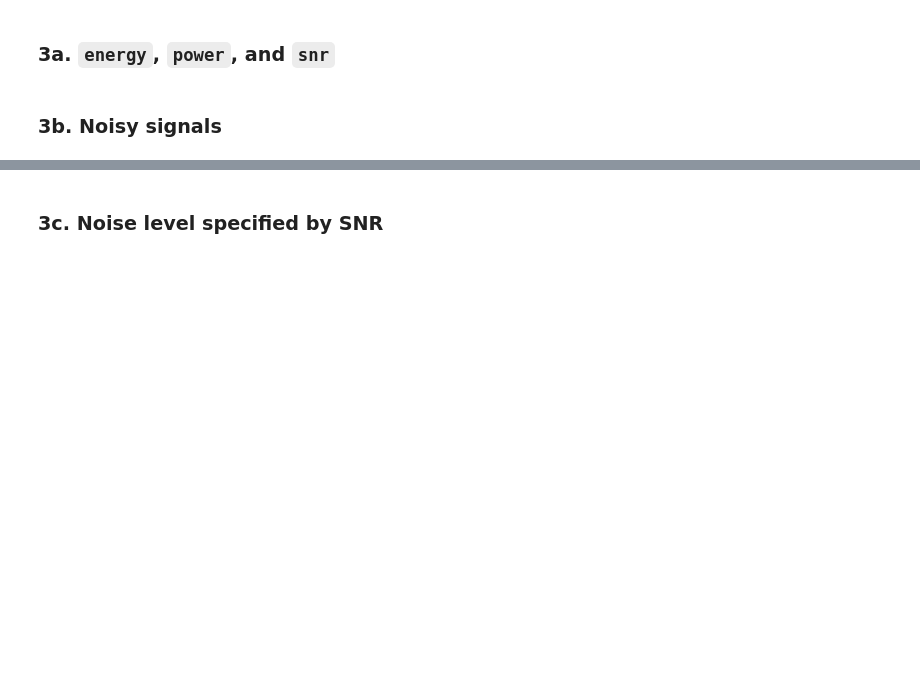
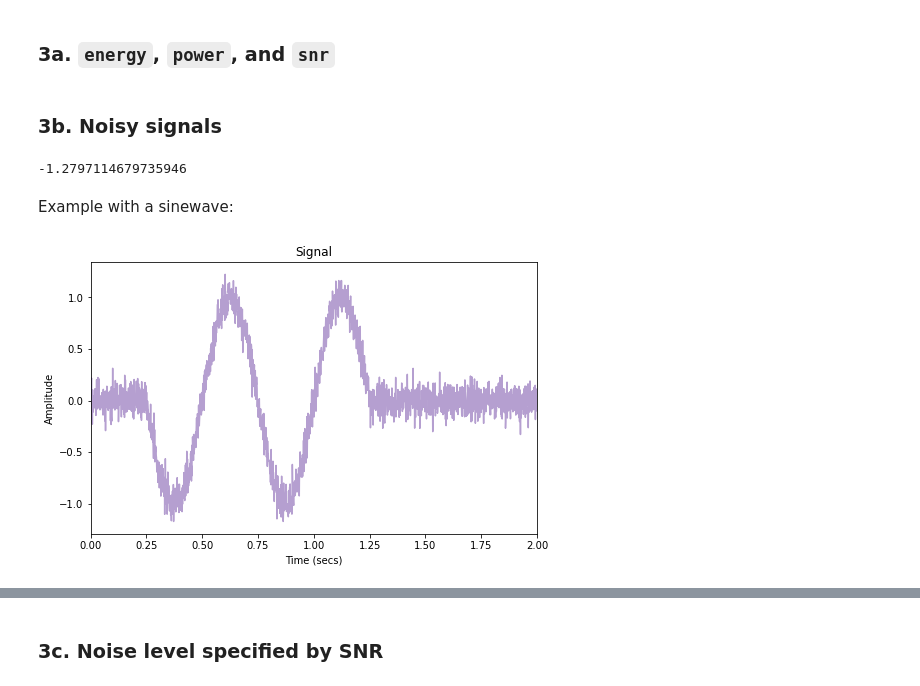
Before and after one commit to johnmays/CSDS_364_HW, a Jupyter notebook: A3/A3a/A3a_jkm100.ipynb, the cells around one changed output, grey strips where cells are left out. Drawn from its saved outputs; the diff is of its cells as text; code cells hidden in the pictures; blank space fills up the shorter version.

```diff
--- a/A3/A3a/A3a_jkm100.ipynb
+++ b/A3/A3a/A3a_jkm100.ipynb
@@ -115,0 +117,5 @@ array([ 0.00000000e+00, -2.44929360e-16, -4.89858720e-16, -7.34788079e-16])
+# %%
+t = np.linspace(0, 4, 5)
+print(t)
+signal = gensignal(t, lambda t: u(t), tau=0, T=2)
+print(signal)
@@ -120,2 +138,38 @@ array([ 0.00000000e+00, -2.44929360e-16, -4.89858720e-16, -7.34788079e-16])
 # %% [markdown]
 ### 3b. Noisy signals
+# %%
+# for single time values t
+
+def noisysignal(t, g, tau=0.025, T=0.1, sigma=1):
+    noise_val = np.random.normal(loc=0, scale=sigma)
+    if t < tau or t >= tau + T:
+        return noise_val
+    else:
+        return noise_val + g(t)
+# %%
+print(noisysignal(1, g = lambda t: sinewave(t, f=2.0), tau = 0.25, T=1))
+# %% [output]
+-1.2797114679735946
+# %%
+def plotsignal(g=lambda t: noisysignal(1, g = lambda t: u(t)), tlim=(0, 2*math.pi), tscale=1, tunits="secs"):
+    # g should be an anonymized function
+    t = np.linspace(tlim[0], tlim[1], 2001)
+    t = t
+    signal = []
+    for t_val in t:
+        signal.append(g(t_val))
+    plt.figure(figsize=(8, 5), dpi=72)
+    plt.plot(t*tscale, signal, c=purples[6], label="Signal with Noise")
+    plt.xlim(tlim[0]*tscale, tlim[1]*tscale)
+    plt.xlabel("Time ({units})".format(units=tunits))
+    plt.ylabel("Amplitude")
+    plt.title("Signal")
+    # plt.legend()
+    plt.show()
+    return None
+# %% [markdown]
+Example with a sinewave:
+# %%
+plotsignal(g= lambda t: noisysignal(t, lambda x: sinewave(x, f=2.0), tau = 0.25, T=1, sigma=0.1), tlim=(0,2))
+# %% [output]
+[figure, added]
```
Also changed, not shown: parts of 14 cells of this notebook, 2 other files.
